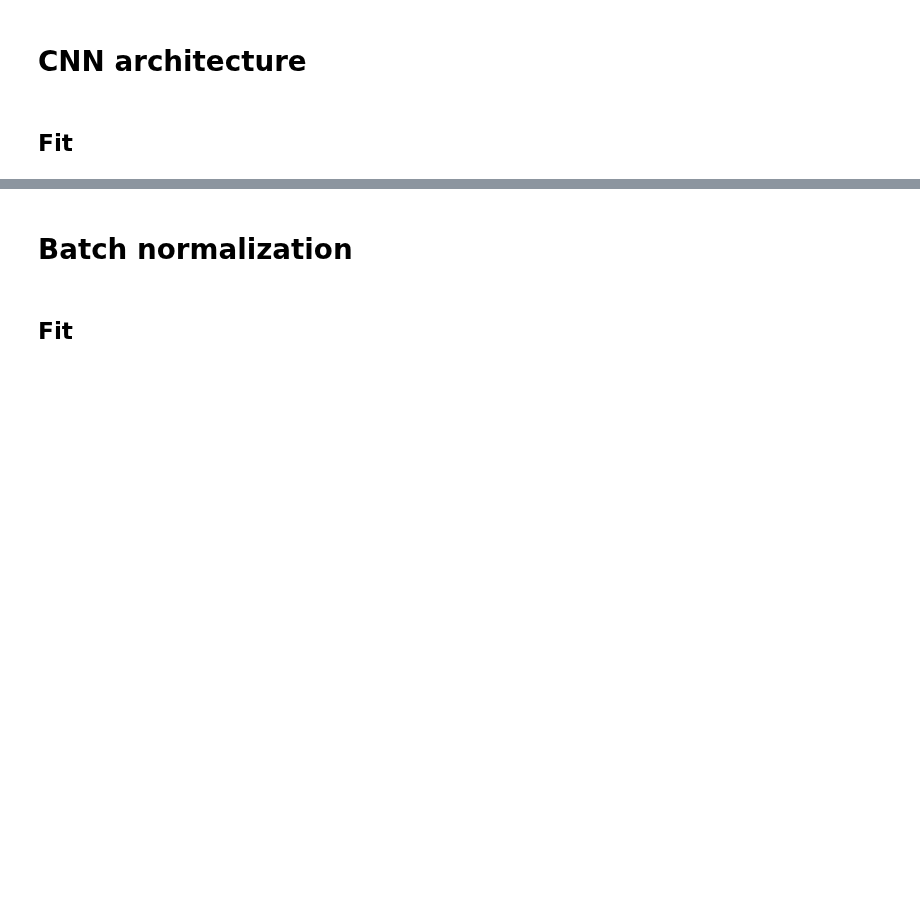
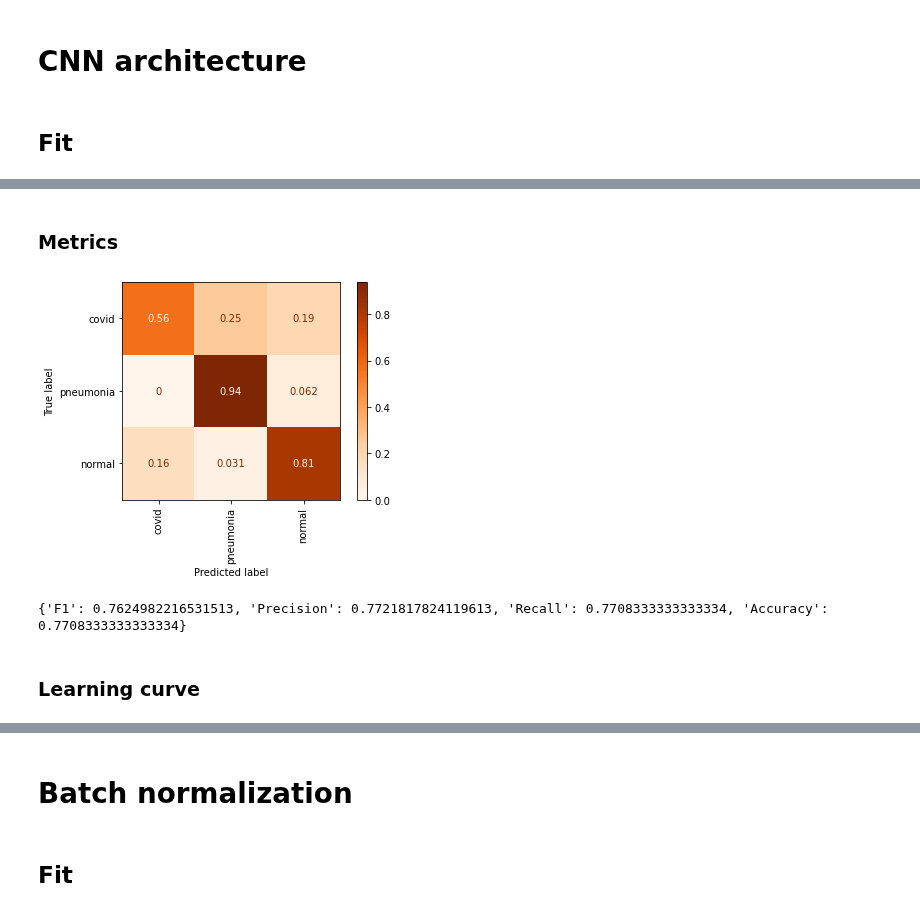
Before and after one commit to PashaIanko/Covid19Classifier, a Jupyter notebook: main.ipynb, the cells around one changed output, grey strips where cells are left out. Cells and saved outputs as stored; diff of their text form; code cells hidden in the pictures; blank space fills up the shorter version.

```diff
--- a/main.ipynb
+++ b/main.ipynb
@@ -349,0 +409,23 @@ dir: C:/Users/79137/Pasha/2. UNIPD/HDA/Project/SavedModels/2022-01-23/CNN/
+# %% [markdown]
+### Metrics
+# %%
+test_flow.reset()
+Y_pred = cnn_model.flow_predict(
+    test_flow,
+    test_steps
+)
+
+plot_confusion_matrix(
+    Y_true = test_flow.classes,
+    Y_pred = Y_pred,
+    class_indices = test_flow.class_indices
+)
+# %% [output]
+[figure, added]
+# %%
+cnn_metrics = cnn_model.evaluate_metrics(test_flow, test_steps)
+print(cnn_metrics)
+# %% [output]
+{'F1': 0.7624982216531513, 'Precision': 0.7721817824119613, 'Recall': 0.7708333333333334, 'Accuracy': 0.7708333333333334}
+# %% [markdown]
+### Learning curve
```
Also changed, not shown: parts of 54 cells of this notebook.
